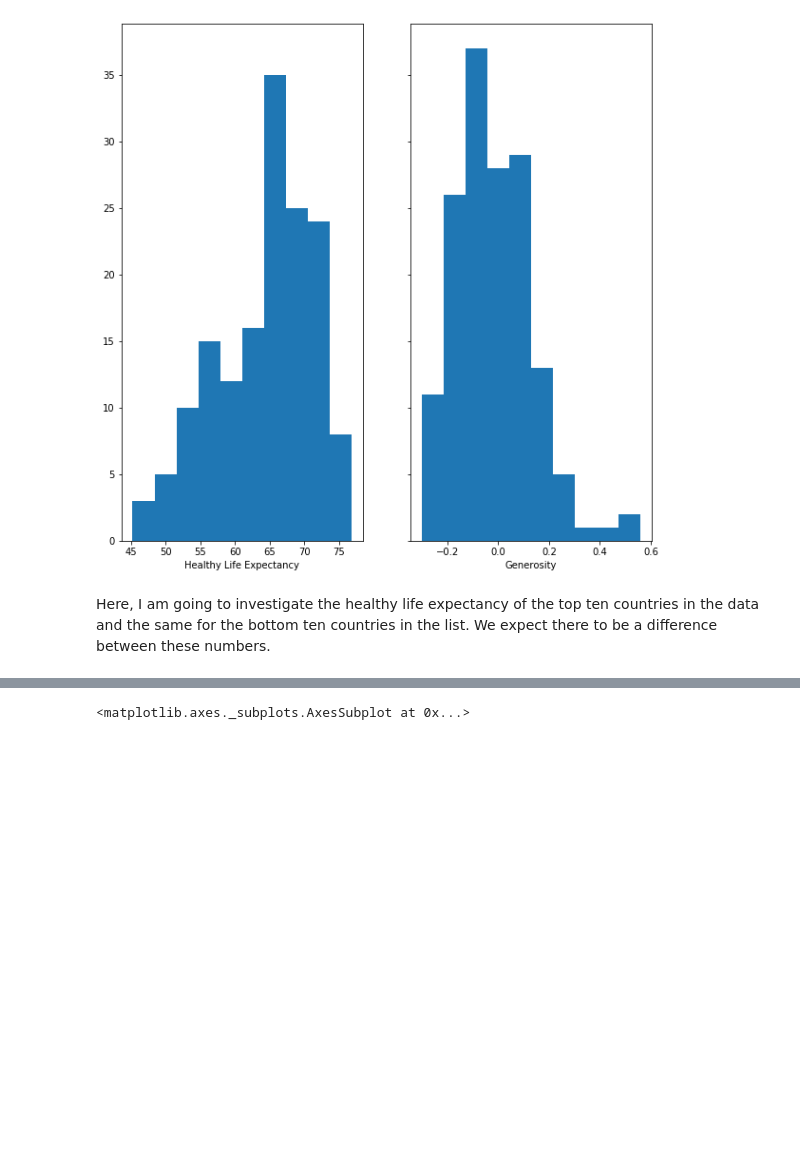
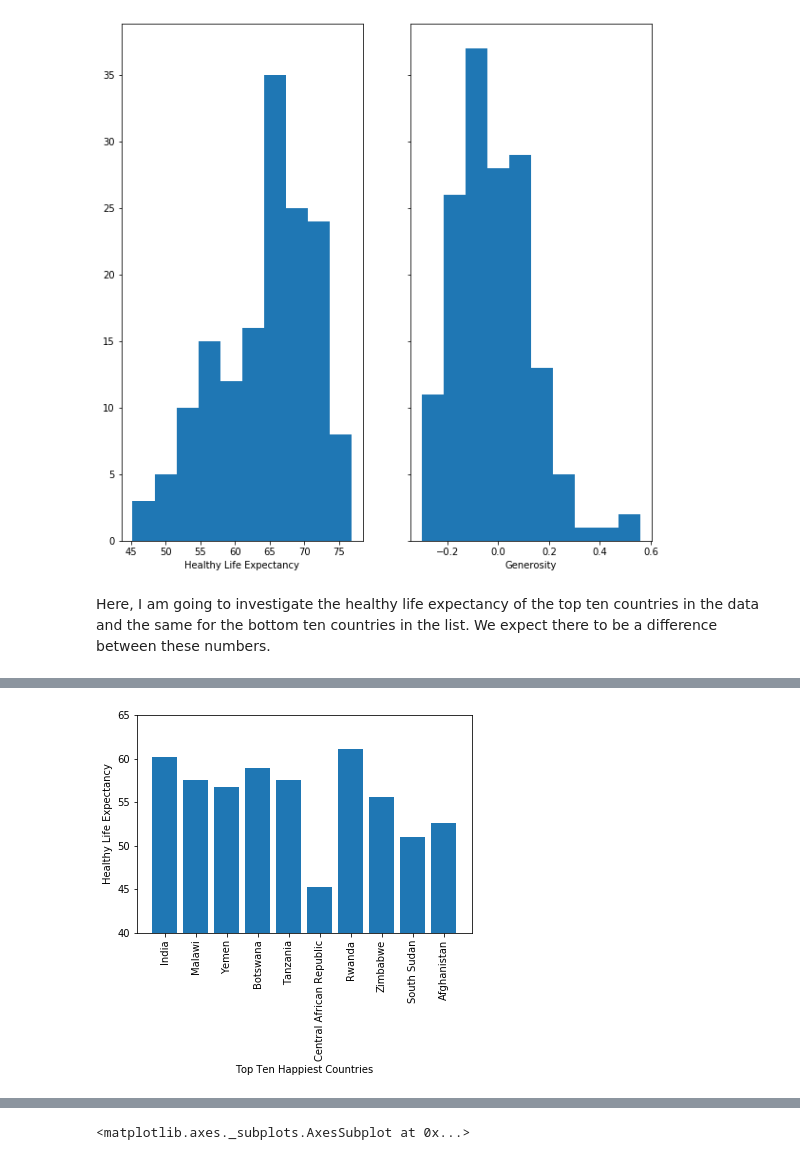
Before and after one commit to ax18031/ax18031_EMATM0048, a Jupyter notebook: Part3_folder/PART3.ipynb, the cells around one changed output, grey strips where cells are left out. Drawn from its saved outputs; the diff is of its cells as text; code cells hidden in the pictures; blank space fills up the shorter version.

```diff
--- a/Part3_folder/PART3.ipynb
+++ b/Part3_folder/PART3.ipynb
@@ -151,8 +161,10 @@ df2 = df.tail(10) #bottom ten countries
 countries = df2['Country name']
 xs = range(len(countries))
 plt.bar(xs,df2['Healthy life expectancy'])
-plt.xticks(np.arange(0,10,step=0.00001))
+plt.xticks(np.arange(0,10,step=0.1))
 plt.xticks(xs,countries,rotation='vertical')
 plt.ylabel('Healthy Life Expectancy')
 plt.xlabel('Top Ten Happiest Countries')
+plt.ylim(40,65)
 df2
+# %% [output]
@@ -158,0 +182 @@ df2
+[figure, added]
```
Also changed, not shown: parts of 4 cells of this notebook.
